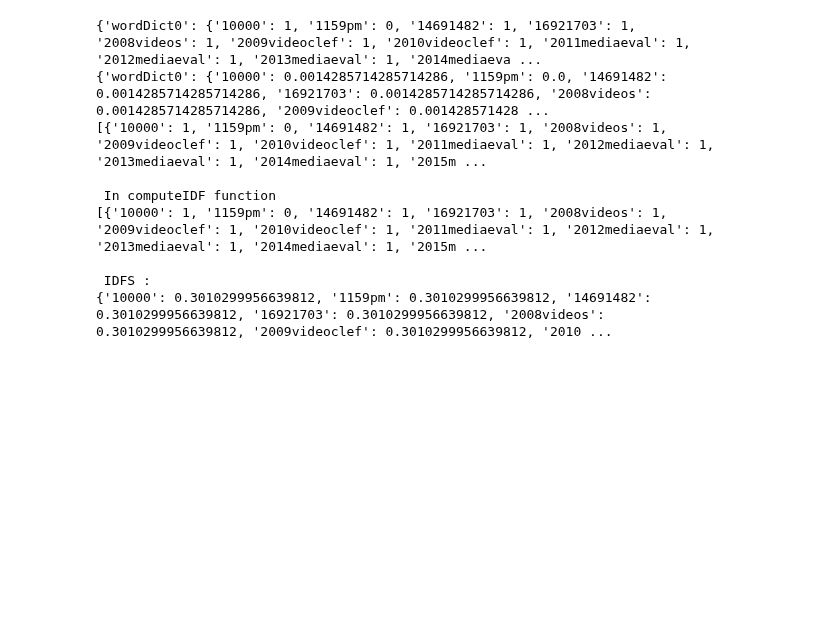
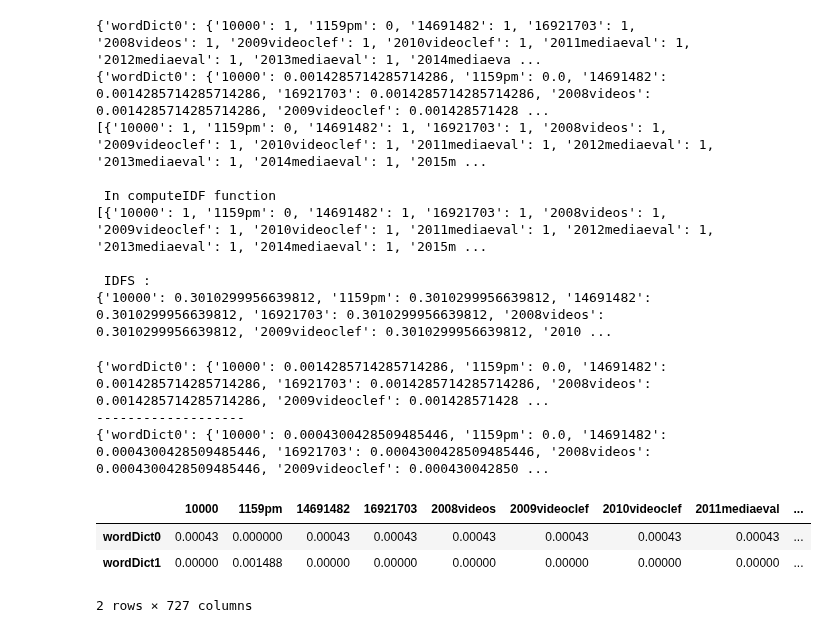
Before and after one commit to GurkiratSarna/Information-Retrieval, a Jupyter notebook: Assigment_1_1900690.ipynb, the cells around one changed output. Cells and saved outputs as stored; diff of their text form; code cells hidden in the pictures; blank space fills up the shorter version.

```diff
--- a/Assigment_1_1900690.ipynb
+++ b/Assigment_1_1900690.ipynb
@@ -479,0 +461,24 @@ print(scorestf2)
+# %%
+
+#Calculating the TF.IDF score for both documents
+tfidfBow={**TFBow}
+print(tfidfBow)
+for k, v in tfidfBow.items():
+    tfidfBow[k]=computeTFIDF(v, idfs)
+print("-------------------")
+print(tfidfBow)
+
+#Data frame of the scores
+
+#For displaying properly as a data frame
+score=pd.DataFrame(tfidfBow)
+score=score.transpose()
+display(score)
+# %% [output]
+{'wordDict0': {'10000': 0.0014285714285714286, '1159pm': 0.0, '14691482': 0.0014285714285714286, '16921703': 0.0014285714285714286, '2008videos': 0.0014285714285714286, '2009videoclef': 0.001428571428 ...
+-------------------
+{'wordDict0': {'10000': 0.0004300428509485446, '1159pm': 0.0, '14691482': 0.0004300428509485446, '16921703': 0.0004300428509485446, '2008videos': 0.0004300428509485446, '2009videoclef': 0.000430042850 ...
+|  | 10000 | 1159pm | 14691482 | 16921703 | 2008videos | 2009videoclef | 2010videoclef | 2011mediaeval | ... |
+| wordDict0 | 0.00043 | 0.000000 | 0.00043 | 0.00043 | 0.00043 | 0.00043 | 0.00043 | 0.00043 | ... |
+| wordDict1 | 0.00000 | 0.001488 | 0.00000 | 0.00000 | 0.00000 | 0.00000 | 0.00000 | 0.00000 | ... |
+2 rows × 727 columns
```
Also changed, not shown: parts of 3 cells of this notebook.
